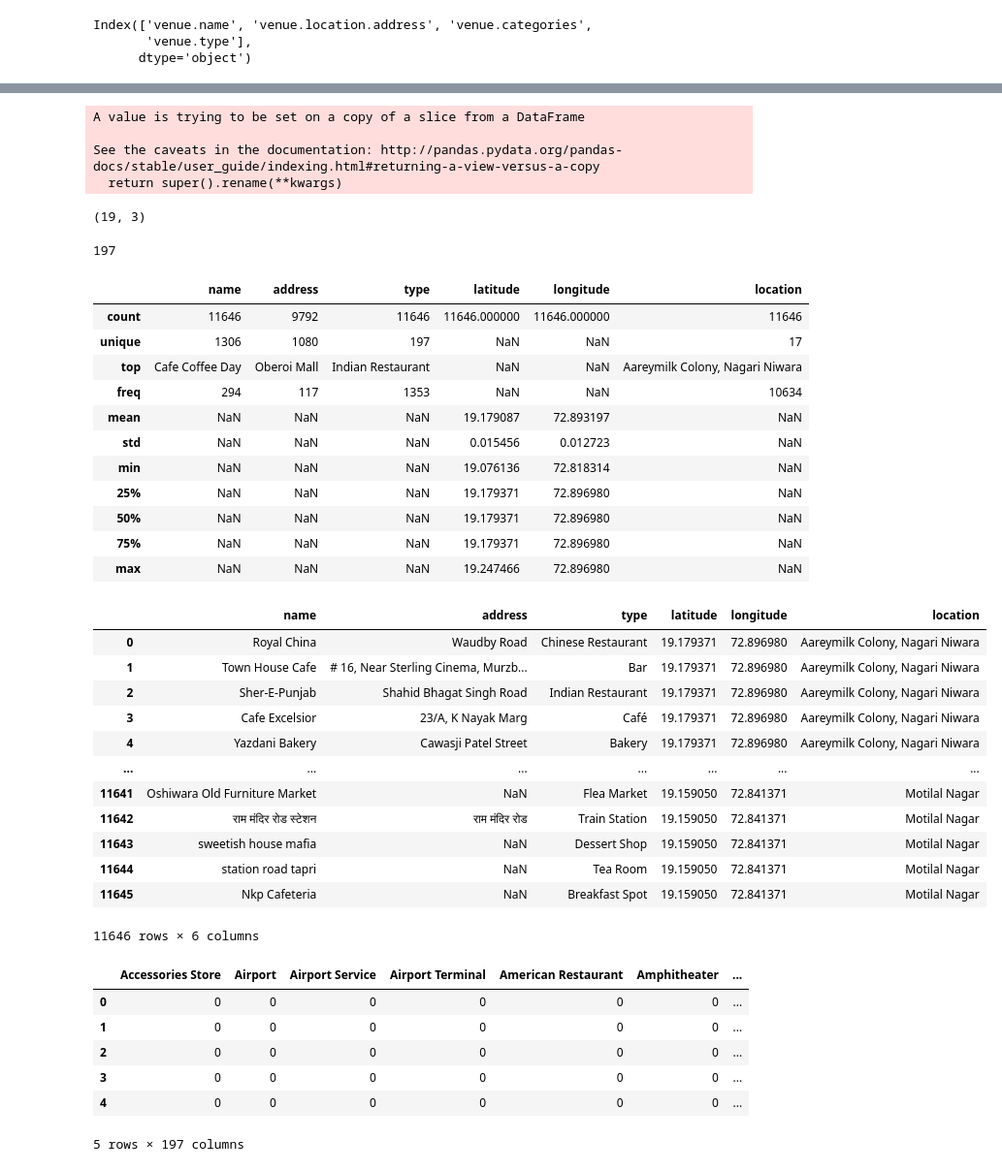
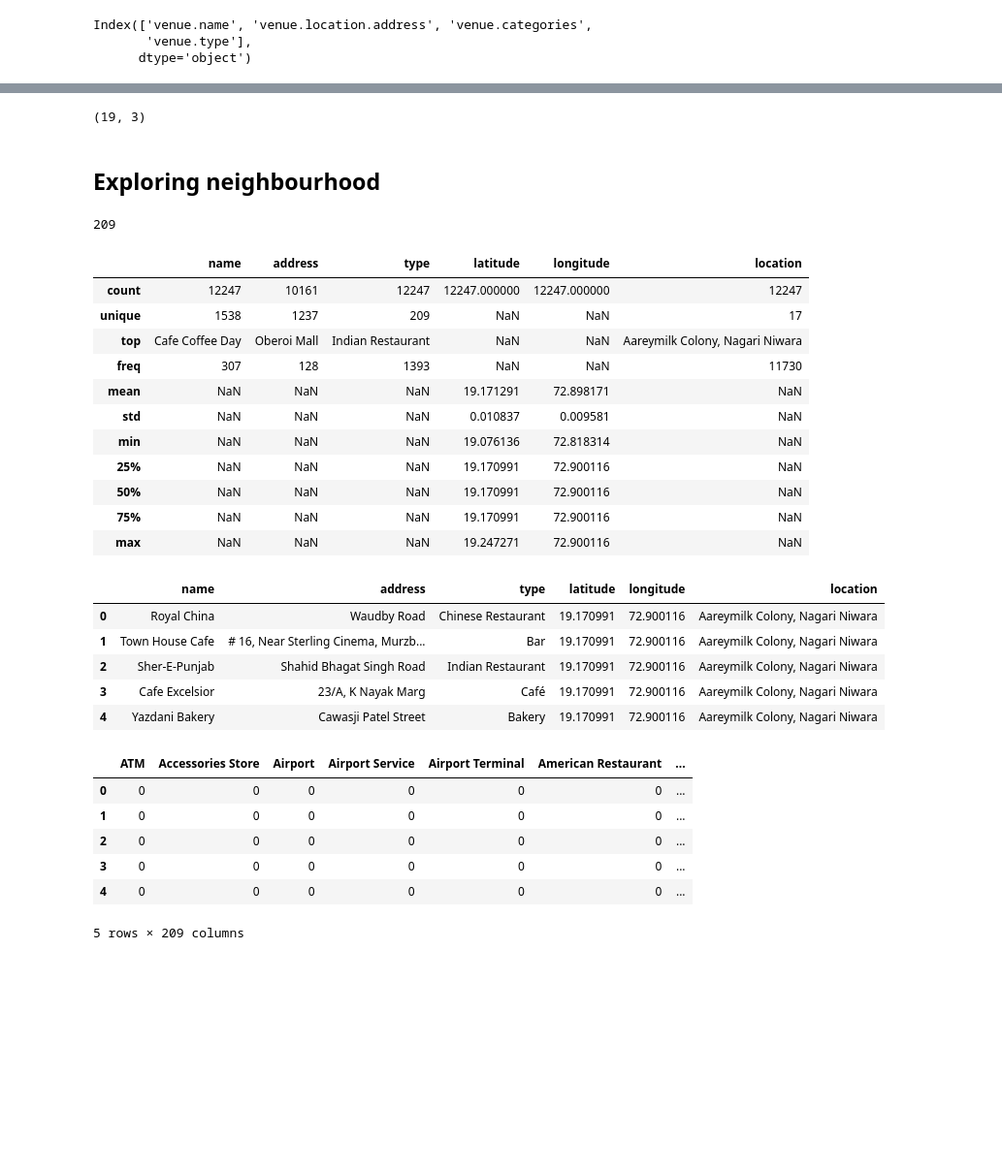
Before and after one commit to aditya-saurabh/Coursera_Capstone, a Jupyter notebook: Bombay_Neighbourhood_Battle.ipynb, the cells around one changed output, grey strips where cells are left out. Shown at 97% size. Saved outputs shown, nothing was run; the diff lists cells and outputs as text; code cells hidden in the pictures; blank space fills up the shorter version.

```diff
--- a/Bombay_Neighbourhood_Battle.ipynb
+++ b/Bombay_Neighbourhood_Battle.ipynb
@@ -11,7 +17,7 @@ from pandas.io.json import json_normalize
 #For four-square API call
 CLIENT_ID = 'NXLQWZGXTP2WIFOLL5P3QMROZFNFEC4LE3JJCIVZGLLRNUF5' # your Foursquare ID
 CLIENT_SECRET = 'H2RZXGB5WGWMMFNPXC3TXSAEETKXRQJCHJ5FBTD4SEZKRX54' # your Foursquare Secret
-VERSION = '20180605' # Foursquare API version
+VERSION = '20191012' # Foursquare API version
 
 print('Your credentails:')
 print('CLIENT_ID: ' + CLIENT_ID)
@@ -275,11 +266,9 @@ See the caveats in the documentation: http://pandas.pydata.org/pandas-docs/stabl
 result.rename(columns={'venue.name':'name', 'venue.location.address':'address', 'venue.type':'type'}, inplace=True)
 result.shape
 # %% [output]
-A value is trying to be set on a copy of a slice from a DataFrame
-
-See the caveats in the documentation: http://pandas.pydata.org/pandas-docs/stable/user_guide/indexing.html#returning-a-view-versus-a-copy
-  return super().rename(**kwargs)
+(19, 3)
-(19, 3)
+# %% [markdown]
+## Exploring neighbourhood
 # %%
 columns = ['name', 'address', 'type', 'latitude', 'longitude', 'location']
 data_final = pd.DataFrame(columns = columns)
@@ -301,7 +290,7 @@ def get_locations (url):
 #Calling Four Square API
 
 LIMIT = 150
-radius = 1500
+radius = 1000
 
 for loc, lat, lon in zip(data.Location, data.Latitude, data.Longitude):
   url = 'https://api.foursquare.com/v2/venues/explore?&client_id={}&client_secret={}&v={}&ll={},{}&radius={}&limit={}'.format(
@@ -319,51 +308,44 @@ for loc, lat, lon in zip(data.Location, data.Latitude, data.Longitude):
 # %%
 len(data_final['type'].unique())
 # %% [output]
-197
+209
 # %%
 data_final.describe(include = 'all')
 # %% [output]
 |  | name | address | type | latitude | longitude | location |
-| count | 11646 | 9792 | 11646 | 11646.000000 | 11646.000000 | 11646 |
-| unique | 1306 | 1080 | 197 | NaN | NaN | 17 |
+| count | 12247 | 10161 | 12247 | 12247.000000 | 12247.000000 | 12247 |
+| unique | 1538 | 1237 | 209 | NaN | NaN | 17 |
 | top | Cafe Coffee Day | Oberoi Mall | Indian Restaurant | NaN | NaN | Aareymilk Colony, Nagari Niwara |
-| freq | 294 | 117 | 1353 | NaN | NaN | 10634 |
-| mean | NaN | NaN | NaN | 19.179087 | 72.893197 | NaN |
-| std | NaN | NaN | NaN | 0.015456 | 0.012723 | NaN |
+| freq | 307 | 128 | 1393 | NaN | NaN | 11730 |
+| mean | NaN | NaN | NaN | 19.171291 | 72.898171 | NaN |
+| std | NaN | NaN | NaN | 0.010837 | 0.009581 | NaN |
 | min | NaN | NaN | NaN | 19.076136 | 72.818314 | NaN |
-| 25% | NaN | NaN | NaN | 19.179371 | 72.896980 | NaN |
-| 50% | NaN | NaN | NaN | 19.179371 | 72.896980 | NaN |
-| 75% | NaN | NaN | NaN | 19.179371 | 72.896980 | NaN |
-| max | NaN | NaN | NaN | 19.247466 | 72.896980 | NaN |
+| 25% | NaN | NaN | NaN | 19.170991 | 72.900116 | NaN |
+| 50% | NaN | NaN | NaN | 19.170991 | 72.900116 | NaN |
+| 75% | NaN | NaN | NaN | 19.170991 | 72.900116 | NaN |
+| max | NaN | NaN | NaN | 19.247271 | 72.900116 | NaN |
 # %%
-data_final
+data_final.head()
 # %% [output]
 |  | name | address | type | latitude | longitude | location |
-| 0 | Royal China | Waudby Road | Chinese Restaurant | 19.179371 | 72.896980 | Aareymilk Colony, Nagari Niwara |
-| 1 | Town House Cafe | # 16, Near Sterling Cinema, Murzb... | Bar | 19.179371 | 72.896980 | Aareymilk Colony, Nagari Niwara |
-| 2 | Sher-E-Punjab | Shahid Bhagat Singh Road | Indian Restaurant | 19.179371 | 72.896980 | Aareymilk Colony, Nagari Niwara |
-| 3 | Cafe Excelsior | 23/A, K Nayak Marg | Café | 19.179371 | 72.896980 | Aareymilk Colony, Nagari Niwara |
-| 4 | Yazdani Bakery | Cawasji Patel Street | Bakery | 19.179371 | 72.896980 | Aareymilk Colony, Nagari Niwara |
-| ... | ... | ... | ... | ... | ... | ... |
-| 11641 | Oshiwara Old Furniture Market | NaN | Flea Market | 19.159050 | 72.841371 | Motilal Nagar |
-| 11642 | राम मंदिर रोड स्टेशन | राम मंदिर रोड | Train Station | 19.159050 | 72.841371 | Motilal Nagar |
-| 11643 | sweetish house mafia | NaN | Dessert Shop | 19.159050 | 72.841371 | Motilal Nagar |
-| 11644 | station road tapri | NaN | Tea Room | 19.159050 | 72.841371 | Motilal Nagar |
-| 11645 | Nkp Cafeteria | NaN | Breakfast Spot | 19.159050 | 72.841371 | Motilal Nagar |
+| 0 | Royal China | Waudby Road | Chinese Restaurant | 19.170991 | 72.900116 | Aareymilk Colony, Nagari Niwara |
+| 1 | Town House Cafe | # 16, Near Sterling Cinema, Murzb... | Bar | 19.170991 | 72.900116 | Aareymilk Colony, Nagari Niwara |
+| 2 | Sher-E-Punjab | Shahid Bhagat Singh Road | Indian Restaurant | 19.170991 | 72.900116 | Aareymilk Colony, Nagari Niwara |
+| 3 | Cafe Excelsior | 23/A, K Nayak Marg | Café | 19.170991 | 72.900116 | Aareymilk Colony, Nagari Niwara |
+| 4 | Yazdani Bakery | Cawasji Patel Street | Bakery | 19.170991 | 72.900116 | Aareymilk Colony, Nagari Niwara |
-11646 rows × 6 columns
 # %%
 #One Hot Encoding
 one_hot = pd.get_dummies(data_final['type'])
 # %%
 one_hot.head()
 # %% [output]
-|  | Accessories Store | Airport | Airport Service | Airport Terminal | American Restaurant | Amphitheater | ... |
+|  | ATM | Accessories Store | Airport | Airport Service | Airport Terminal | American Restaurant | ... |
 | 0 | 0 | 0 | 0 | 0 | 0 | 0 | ... |
 | 1 | 0 | 0 | 0 | 0 | 0 | 0 | ... |
 | 2 | 0 | 0 | 0 | 0 | 0 | 0 | ... |
 | 3 | 0 | 0 | 0 | 0 | 0 | 0 | ... |
 | 4 | 0 | 0 | 0 | 0 | 0 | 0 | ... |
-5 rows × 197 columns
+5 rows × 209 columns
 # %%
 one_hot['location'] = data_final['location']
 # %%
```
Also changed, not shown: parts of 28 cells of this notebook.
